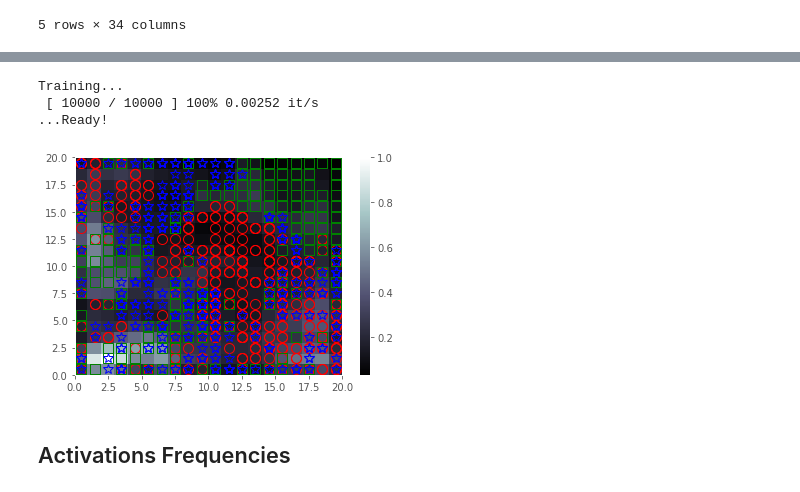
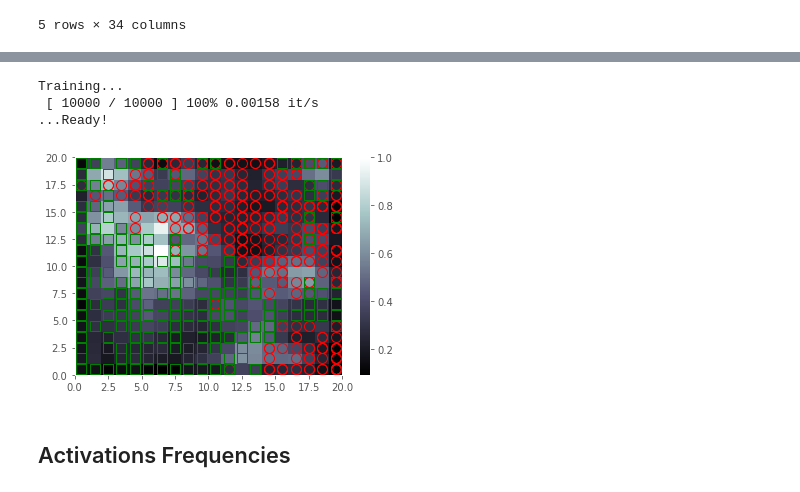
Before and after one commit to vatsalag99/northrop_cyber, a Jupyter notebook: SOM.ipynb, the cells around one changed output, grey strips where cells are left out. Cells and saved outputs as stored; diff of their text form; code cells hidden in the pictures.

```diff
--- a/SOM.ipynb
+++ b/SOM.ipynb
@@ -15,7 +15,7 @@ from minisom import MiniSom
 plt.style.use('ggplot')
 %matplotlib inline
 # %%
-df = pd.read_csv('data/DSL-StrongPasswordData.csv')
+df = pd.read_csv('DSL-StrongPasswordData.csv')
 subject = df['subject']
 df.head()
 # %% [output]
@@ -28,8 +28,8 @@ df.head()
 5 rows × 34 columns
 # %%
 df_data = df.drop(columns=['subject', 'sessionIndex', 'rep'])
-X = df_data.iloc[:1200, :].values
-y = df["subject"].loc[:1199].values
+X = df_data.iloc[1:799, :].values
+y = df["subject"].loc[1:798].values
 df_data.head(), X, y, X.shape, y.size
 # %% [output]
 (   H.period  DD.period.t  UD.period.t     H.t  DD.t.i  UD.t.i     H.i  DD.i.e  \
@@ -56,7 +56,7 @@ from sklearn.preprocessing import MinMaxScaler, Normalizer
 
 #sc = MinMaxScaler(feature_range = (0,1))
 sc = Normalizer()
-X = sc.fit_transform(X)
+X_norm = sc.fit_transform(X)
 # %%
 # Training the Data
 
@@ -65,37 +65,36 @@ grid_y = 20
 sigma = 4.1
 
 som = MiniSom(grid_x, grid_y, 31, sigma, learning_rate=.5, neighborhood_function='bubble', random_seed=10)
-som.pca_weights_init(X)
+som.pca_weights_init(X_norm)
 print("Training...")
-som.train_batch(X, 10000, verbose=True)
+som.train_batch(X_norm, 10000, verbose=True)
 print("\n...Ready!")
 # %% [output]
 Training...
- [ 10000 / 10000 ] 100% 0.00252 it/s
+ [ 10000 / 10000 ] 100% 0.00158 it/s
 ...Ready!
 # %%
 from pylab import bone, pcolor, colorbar, plot, show
 
 bone()
 pcolor(som.distance_map().T)
 colorbar()
 
 # Subject 2 is a red circle, Subjecr 3 is a green circle
 markers = ['o', 's', '*']
 colors = ['r', 'g', 'b']
-for i, x in enumerate(X):
+for i, x in enumerate(X_norm):
     w = som.winner(x)
     plot(w[0] + 0.5,
          w[1] + 0.5,
-         markers[y[i]-2],
-         markeredgecolor = colors[y[i]-2],
+         markers[int(y[i])-2],
+         markeredgecolor = colors[int(y[i])-2],
          markerfacecolor = 'None',
          markersize = 10,
          markeredgewidth = 1)
-plt.savefig("clustering_3.png")
 show()
 # %% [output]
-[figure, old version]
+[figure, new version]
 # %% [markdown]
 ## Activations Frequencies
 # %%
```
Also changed, not shown: parts of 8 cells of this notebook, 7 other files.
